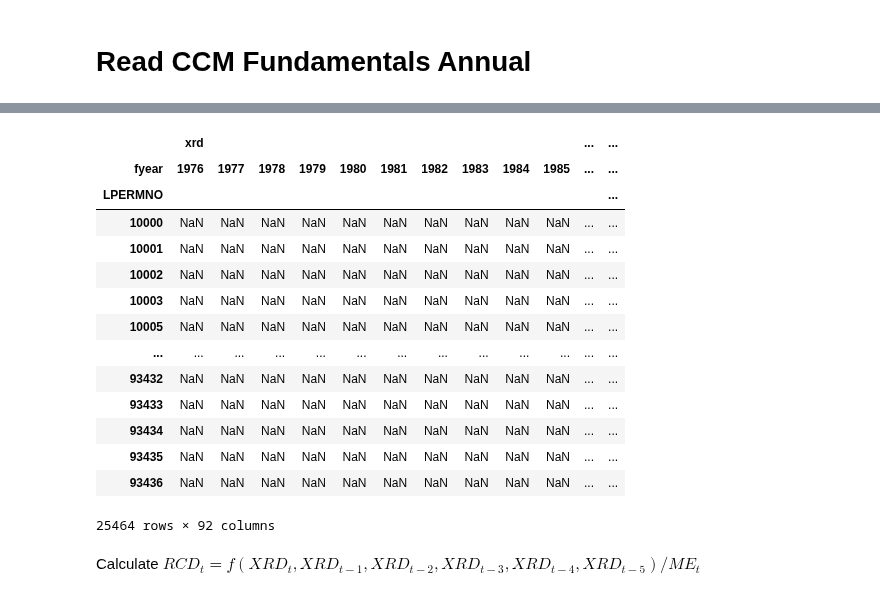
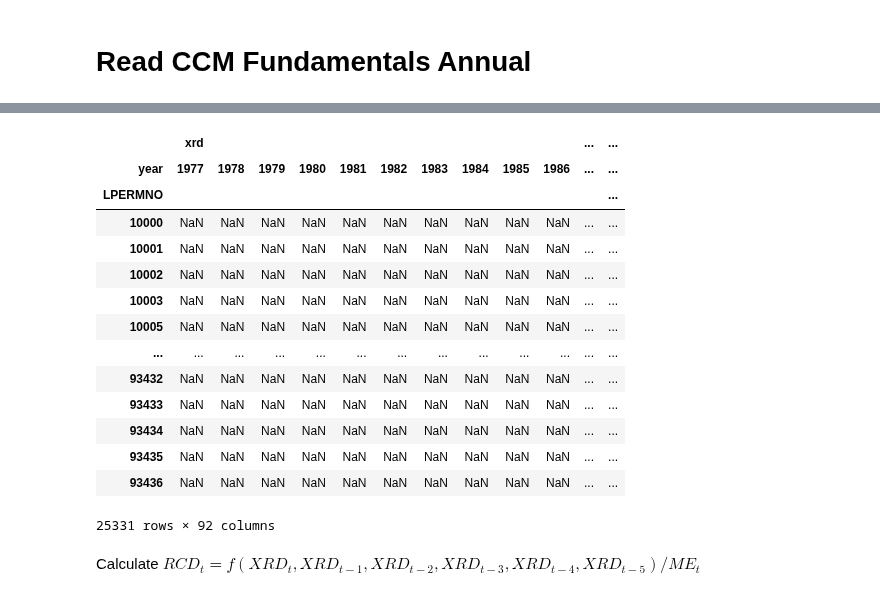
Before and after one commit to rohitashwachaks/finance, a Jupyter notebook: Titman/R&D.ipynb, the cells around one changed output, grey strips where cells are left out. Cells and saved outputs as stored; diff of their text form; code cells hidden in the pictures.

```diff
--- a/Titman/R&D.ipynb
+++ b/Titman/R&D.ipynb
@@ -51,13 +43,20 @@ def assign_quantile(xrd_list: pd.Series)->pd.Series:
 # %%
 ccm_fundamentals_annual = pd.read_csv("df_fa.csv")
 
+ccm_fundamentals_annual["fyear"] = ccm_fundamentals_annual["datadate"].progress_apply(lambda x: convert_to_date(str(x)).year)
+ccm_fundamentals_annual["year"] = ccm_fundamentals_annual["fyear"]+1
+ccm_fundamentals_annual["me"] = ccm_fundamentals_annual[["csho", "prcc_c"]].apply(lambda r: (r["csho"]*r["prcc_c"]), axis = 1)
+
 # USD Only
 ccm_fundamentals_annual = ccm_fundamentals_annual[ccm_fundamentals_annual["curcd"] == "USD"]
-ccm_fundamentals_annual["fyear"] = ccm_fundamentals_annual["datadate"].progress_apply(lambda x: convert_to_date(str(x)).year)
-ccm_fundamentals_annual["me"] = ccm_fundamentals_annual[["csho", "prcc_c"]].apply(lambda r: (r["csho"]*r["prcc_c"]), axis = 1)
 
 # Positive ME only:
-ccm_fundamentals_annual[ccm_fundamentals_annual["me"] > 0]
+ccm_fundamentals_annual = ccm_fundamentals_annual[ccm_fundamentals_annual["me"] > 0]
+
+# SIC Codes
+ccm_fundamentals_annual["sic"] = ccm_fundamentals_annual[["sic","sich"]].apply(lambda row: (row["sich"] if np.isnan(row["sic"]) else row["sic"]), axis =1)
+ccm_fundamentals_annual = ccm_fundamentals_annual.drop("sich", axis = 1)
+
 ccm_fundamentals_annual
 # %% [output]
 |  | GVKEY | LPERMNO | datadate | fyear | indfmt | consol | popsrc | datafmt | tic | cusip | curcd | ... |
@@ -95,9 +75,9 @@ ccm_fundamentals_annual
 # %%
-yearly_xrd = ccm_fundamentals_annual.groupby(["LPERMNO","fyear"])["xrd","me"].mean().unstack()
+yearly_xrd = ccm_fundamentals_annual.groupby(["LPERMNO","year"])["xrd","me"].mean().unstack()
 yearly_xrd
 # %% [output]
 |  | xrd |  |  |  |  |  |  |  |  |  | ... | ... |
-| fyear | 1976 | 1977 | 1978 | 1979 | 1980 | 1981 | 1982 | 1983 | 1984 | 1985 | ... | ... |
+| year | 1977 | 1978 | 1979 | 1980 | 1981 | 1982 | 1983 | 1984 | 1985 | 1986 | ... | ... |
 | LPERMNO |  |  |  |  |  |  |  |  |  |  |  | ... |
 | 10000 | NaN | NaN | NaN | NaN | NaN | NaN | NaN | NaN | NaN | NaN | ... | ... |
 | 10001 | NaN | NaN | NaN | NaN | NaN | NaN | NaN | NaN | NaN | NaN | ... | ... |
@@ -110,7 +90,7 @@ yearly_xrd
 | 93434 | NaN | NaN | NaN | NaN | NaN | NaN | NaN | NaN | NaN | NaN | ... | ... |
 | 93435 | NaN | NaN | NaN | NaN | NaN | NaN | NaN | NaN | NaN | NaN | ... | ... |
 | 93436 | NaN | NaN | NaN | NaN | NaN | NaN | NaN | NaN | NaN | NaN | ... | ... |
-25464 rows × 92 columns
+25331 rows × 92 columns
 # %% [markdown]
 Calculate $ RCD_t = f(XRD_t, XRD_{t-1}, XRD_{t-2}, XRD_{t-3}, XRD_{t-4}, XRD_{t-5}) / ME_t $
 # %%
```
Also changed, not shown: parts of 29 cells of this notebook, 1 other file.
